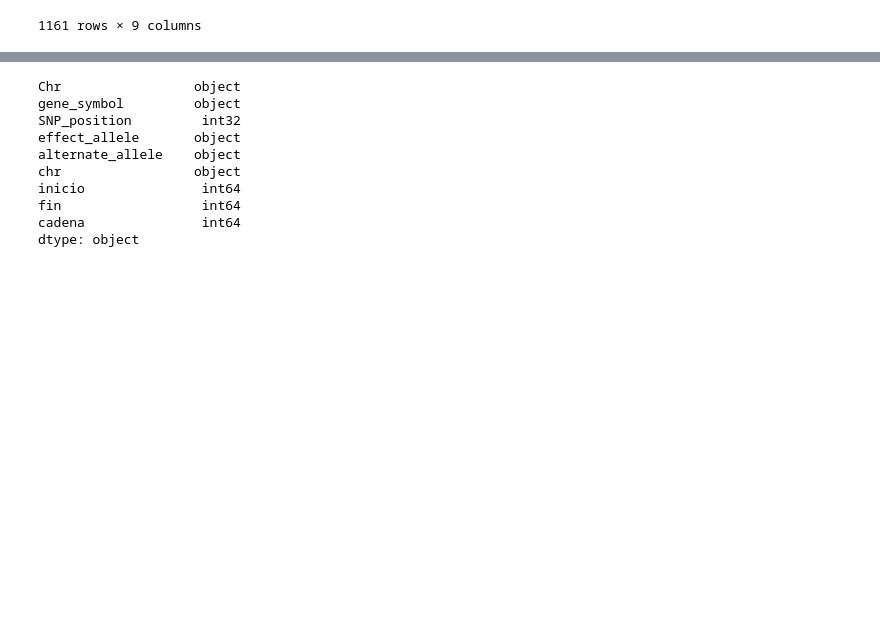
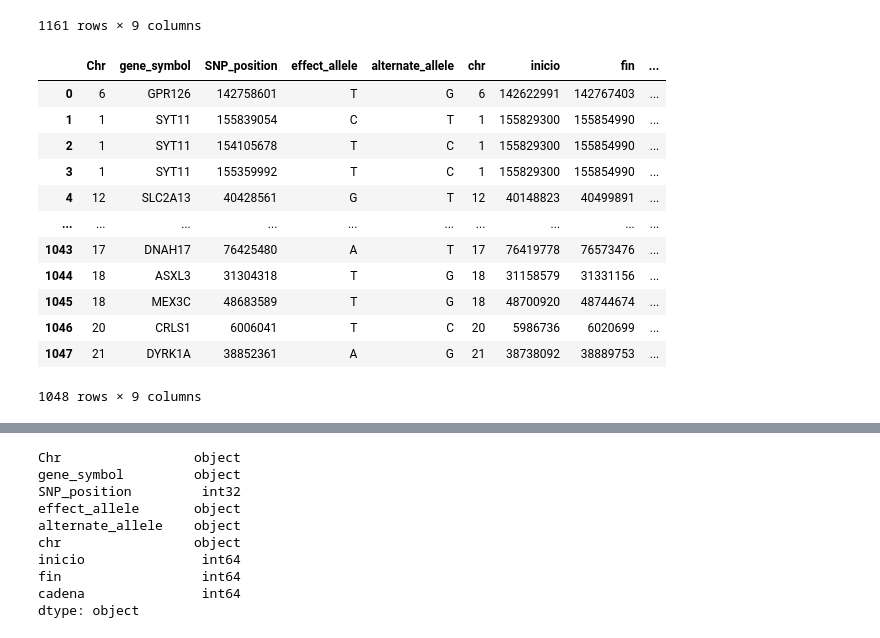
Before and after one commit to jbs1009/TFM_Jorge_Bermejo_Sacristan, a Jupyter notebook: Coordenadas_genes.ipynb, the cells around one changed output, grey strips where cells are left out. Saved outputs shown, nothing was run; the diff lists cells and outputs as text; code cells hidden in the pictures; blank space fills up the shorter version.

```diff
--- a/Coordenadas_genes.ipynb
+++ b/Coordenadas_genes.ipynb
@@ -317,3 +319,19 @@ df_completo
+# %%
+df_completo
+# %% [output]
+|  | Chr | gene_symbol | SNP_position | effect_allele | alternate_allele | chr | inicio | fin | ... |
+| 0 | 6 | GPR126 | 142758601 | T | G | 6 | 142622991 | 142767403 | ... |
+| 1 | 1 | SYT11 | 155839054 | C | T | 1 | 155829300 | 155854990 | ... |
+| 2 | 1 | SYT11 | 154105678 | T | C | 1 | 155829300 | 155854990 | ... |
+| 3 | 1 | SYT11 | 155359992 | T | C | 1 | 155829300 | 155854990 | ... |
+| 4 | 12 | SLC2A13 | 40428561 | G | T | 12 | 40148823 | 40499891 | ... |
+| ... | ... | ... | ... | ... | ... | ... | ... | ... | ... |
+| 1043 | 17 | DNAH17 | 76425480 | A | T | 17 | 76419778 | 76573476 | ... |
+| 1044 | 18 | ASXL3 | 31304318 | T | G | 18 | 31158579 | 31331156 | ... |
+| 1045 | 18 | MEX3C | 48683589 | T | G | 18 | 48700920 | 48744674 | ... |
+| 1046 | 20 | CRLS1 | 6006041 | T | C | 20 | 5986736 | 6020699 | ... |
+| 1047 | 21 | DYRK1A | 38852361 | A | G | 21 | 38738092 | 38889753 | ... |
+1048 rows × 9 columns
 # %%
 df_completo_limpio = df_completo[df_completo["Chr"] == df_completo["chr"]].reset_index(drop = True)
 
```
Also changed, not shown: parts of 4 cells of this notebook.
